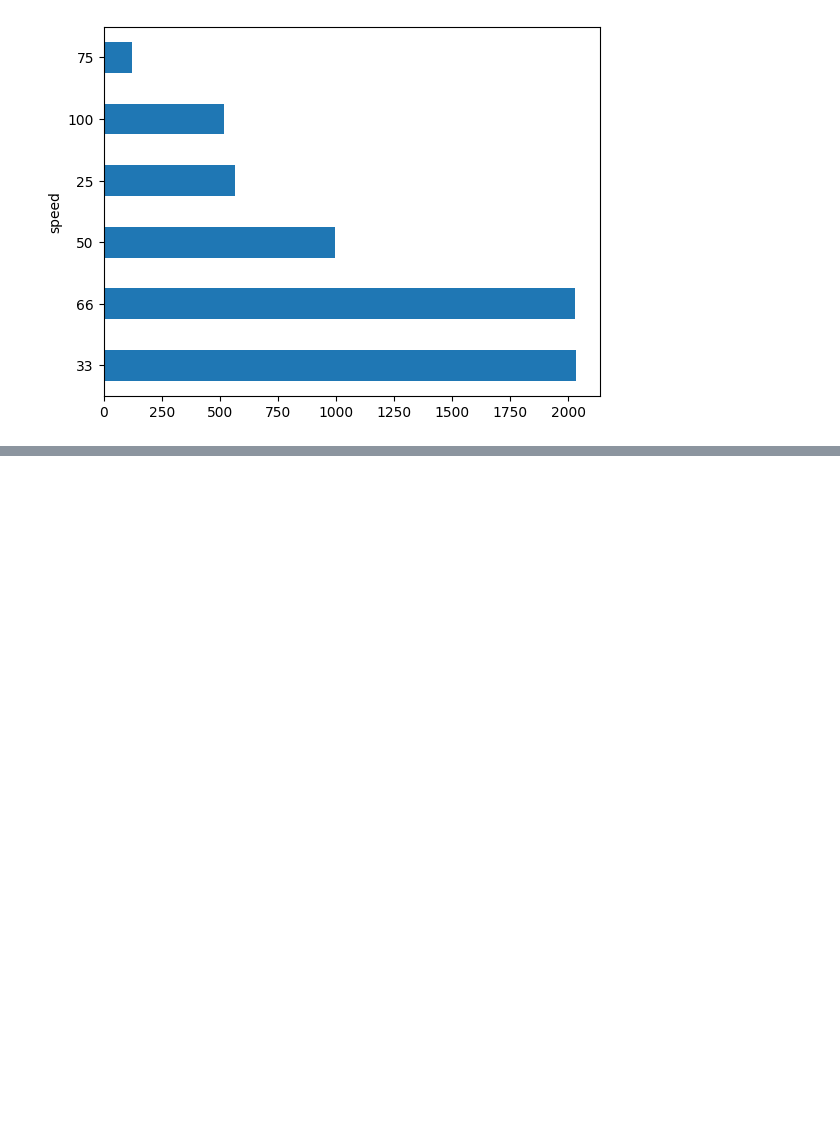
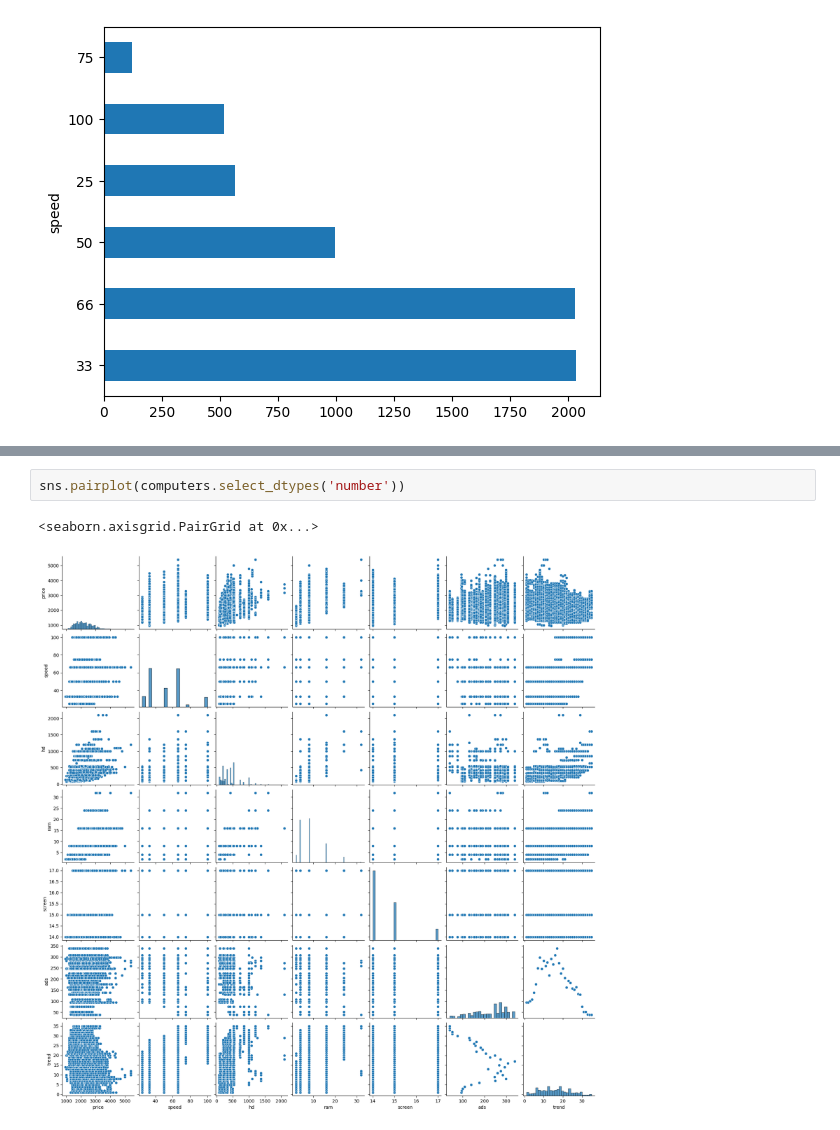
Before and after one commit to wolneihd/udemy_regression, a Jupyter notebook: secao_04_computer.ipynb, the cells around one changed output, grey strips where cells are left out. Cells and saved outputs as stored; diff of their text form; blank space fills up the shorter version.

```diff
--- a/secao_04_computer.ipynb
+++ b/secao_04_computer.ipynb
@@ -55,0 +70,5 @@ computers['speed'].value_counts().plot.barh()
+# %%
+sns.pairplot(computers.select_dtypes('number'))
+# %% [output]
+<seaborn.axisgrid.PairGrid at 0x...>
+[figure, added]
```
Also changed, not shown: parts of 4 cells of this notebook.
